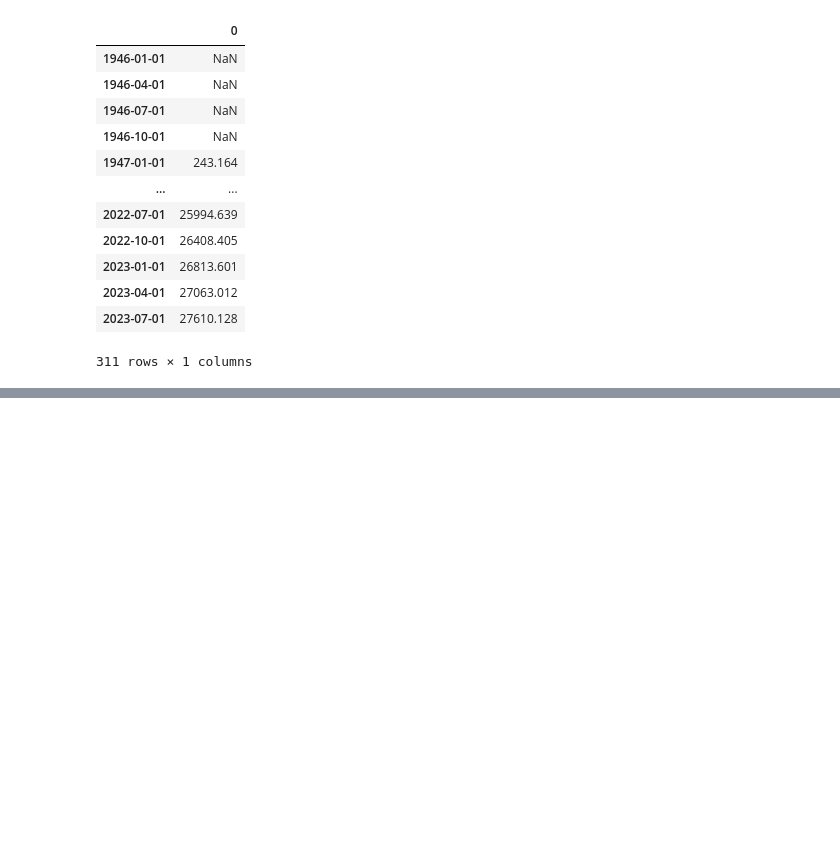
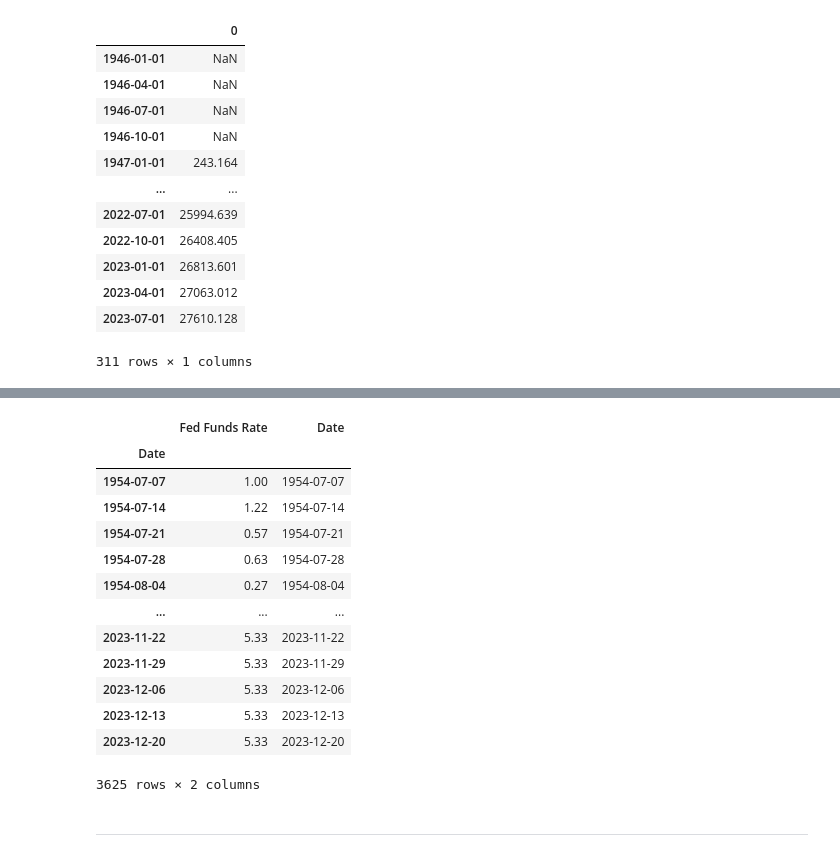
Before and after one commit to shreyashguptas/learning_algo_trading, a Jupyter notebook: first_file.ipynb, the cells around one changed output, grey strips where cells are left out. Drawn from its saved outputs; the diff is of its cells as text; code cells hidden in the pictures; blank space fills up the shorter version.

Commit message:
FRED data works!

```diff
--- a/first_file.ipynb
+++ b/first_file.ipynb
@@ -495,0 +477,28 @@ fred.search('Rate').T
+# %%
+FFR = pd.DataFrame(fred.get_series('FF'))
+
+# index of FFR is datetime and name it Date and the second column name it Fed Funds Rate
+FFR.index.name = 'Date'
+
+# rename the column name to Fed Funds Rate
+FFR.columns = ['Fed Funds Rate']
+
+# new column that duplicates the index and names that column 'Date' and is a datetime
+FFR['Date'] = FFR.index
+
+FFR
+# %% [output]
+|  | Fed Funds Rate | Date |
+| Date |  |  |
+| 1954-07-07 | 1.00 | 1954-07-07 |
+| 1954-07-14 | 1.22 | 1954-07-14 |
+| 1954-07-21 | 0.57 | 1954-07-21 |
+| 1954-07-28 | 0.63 | 1954-07-28 |
+| 1954-08-04 | 0.27 | 1954-08-04 |
+| ... | ... | ... |
+| 2023-11-22 | 5.33 | 2023-11-22 |
+| 2023-11-29 | 5.33 | 2023-11-29 |
+| 2023-12-06 | 5.33 | 2023-12-06 |
+| 2023-12-13 | 5.33 | 2023-12-13 |
+| 2023-12-20 | 5.33 | 2023-12-20 |
+3625 rows × 2 columns
@@ -495,0 +523,2 @@ fred.search('Rate').T
+# %% [markdown]
+--------
```
Also changed, not shown: parts of 24 cells of this notebook, 1 other file.
